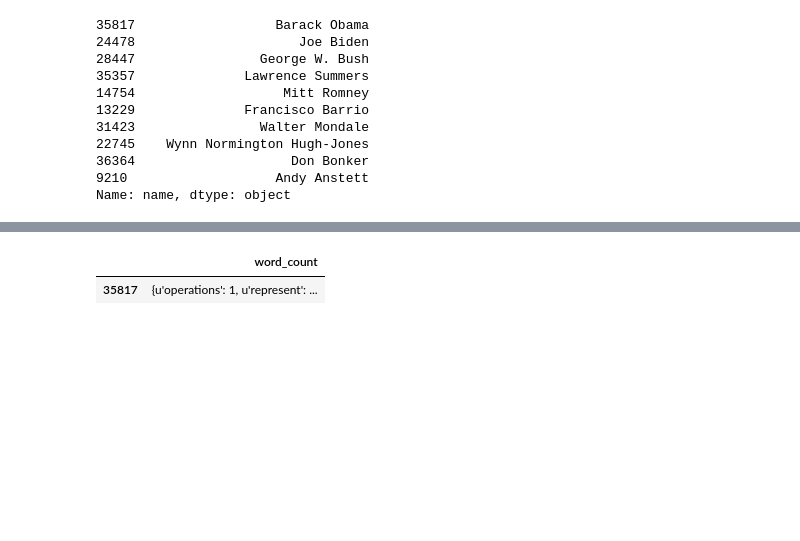
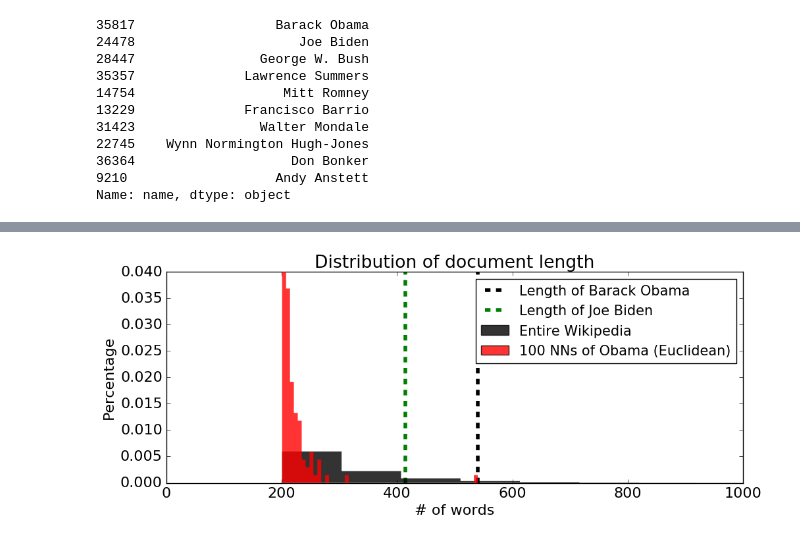
Before and after one commit to ah3200/Clustering, a Jupyter notebook: Nearest-Neighbor.ipynb, the cells around one changed output, grey strips where cells are left out. Saved outputs shown, nothing was run; the diff lists cells and outputs as text; code cells hidden in the pictures; blank space fills up the shorter version.

```diff
--- a/Nearest-Neighbor.ipynb
+++ b/Nearest-Neighbor.ipynb
@@ -151,0 +421,9 @@ TypeError: stack() got an unexpected keyword argument 'new_column_name'
+# %%
+# Compute 100 nearest neighbors and display their lengths
+distances, indices = model_tf_idf.kneighbors(tf_idf[35817], n_neighbors=100)
+# %%
+neighbors = pd.DataFrame({'distance':distances.flatten(), 'id':indices.flatten()})
+# %%
+neighbors = neighbors.set_index('id')
+# %%
+nearest_neighbors_euclidean = pd.merge(wiki, neighbors, left_index=True, right_index=True)[['name', 'length', 'distance']].sort_values(by='distance')
@@ -159,5 +438,20 @@ row
-# %%
-row[['word_count']]
-# %% [output]
-|  | word_count |
-| 35817 | {u'operations': 1, u'represent': ... |
+# %%
+plt.figure(figsize=(10.5,4.5))
+plt.hist(wiki['length'], 50, color='k', edgecolor='None', histtype='stepfilled', normed=True,
+         label='Entire Wikipedia', zorder=3, alpha=0.8)
+plt.hist(nearest_neighbors_euclidean['length'], 50, color='r', edgecolor='None', histtype='stepfilled', normed=True,
+         label='100 NNs of Obama (Euclidean)', zorder=10, alpha=0.8)
+plt.axvline(x=wiki['length'][wiki['name'] == 'Barack Obama'].values, color='k', linestyle='--', linewidth=4,
+           label='Length of Barack Obama', zorder=2)
+plt.axvline(x=wiki['length'][wiki['name'] == 'Joe Biden'].values, color='g', linestyle='--', linewidth=4,
+           label='Length of Joe Biden', zorder=1)
+plt.axis([0, 1000, 0, 0.04])
+
+plt.legend(loc='best', prop={'size':15})
+plt.title('Distribution of document length')
+plt.xlabel('# of words')
+plt.ylabel('Percentage')
+plt.rcParams.update({'font.size':16})
+plt.tight_layout()
+# %% [output]
+[figure, added]
```
Also changed, not shown: parts of 43 cells of this notebook.
